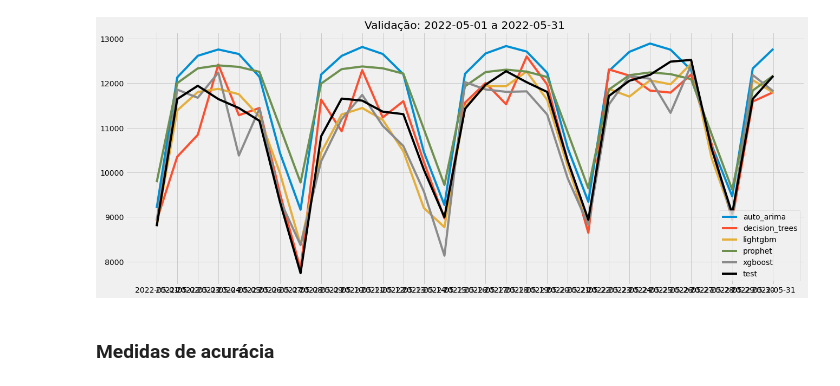
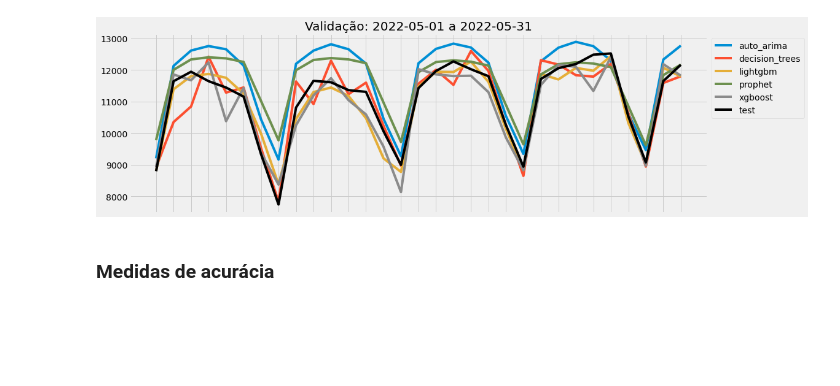
Before and after one commit to matheus-vizzotto/projecao_demanda_eletrica, a Jupyter notebook: models/compare_forecasts.ipynb, the cells around one changed output. Saved outputs shown, nothing was run; the diff lists cells and outputs as text; code cells hidden in the pictures; blank space fills up the shorter version.

```diff
--- a/models/compare_forecasts.ipynb
+++ b/models/compare_forecasts.ipynb
@@ -37,21 +30,23 @@ df2.head(3)
 # %%
-plt.figure(figsize = (20,8))
-
 for model in df2.columns:
     if model == "test":
         continue
     plt.plot(df2[model], label = model)
 
 plt.plot(df2["test"], c = "black", label = "test")
 
 date_init = df2.index[0]
 date_end = df2.index[-1]
 plt.title(f"Validação: {date_init} a {date_end}")
-plt.legend(loc = "lower right")
+
+frame1 = plt.gca()  # retirar valores do eixo x
+frame1.axes.xaxis.set_ticklabels([])
+
+plt.legend(bbox_to_anchor = (1,1)) # legenda na lateral direita
 
 plt.show()
 # %% [output]
-[figure, old version]
+[figure, new version]
 # %%
 df3 = df2.reset_index().melt(id_vars = "date")
 px.line(df3, x = "date", y = "value", color= "variable", title=f"Validação: {date_init} a {date_end}")
```
Also changed, not shown: parts of 1 cell of this notebook.
